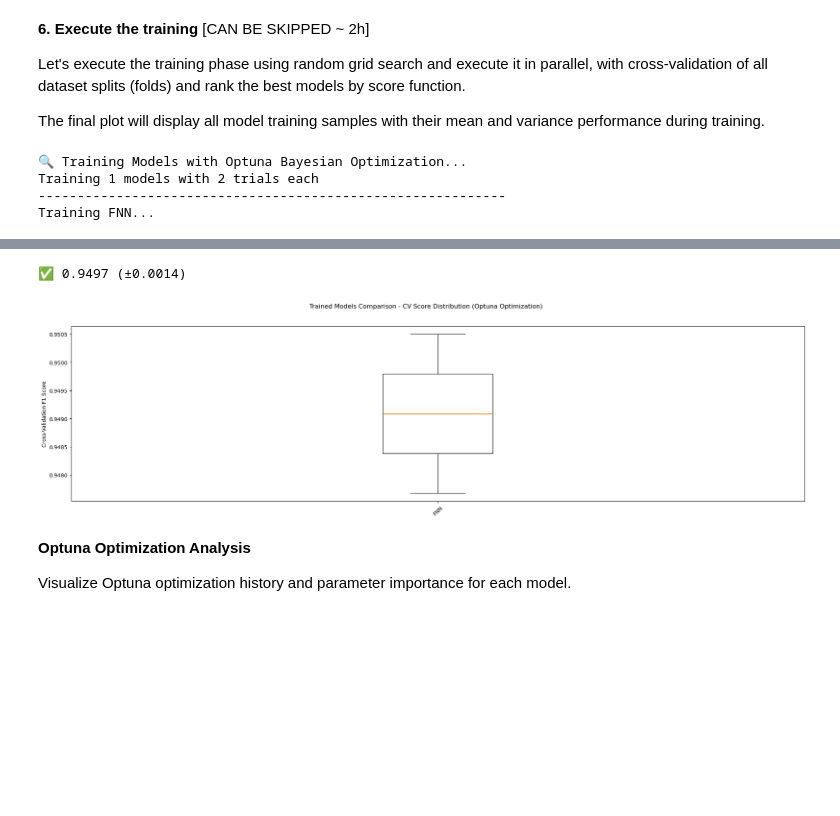
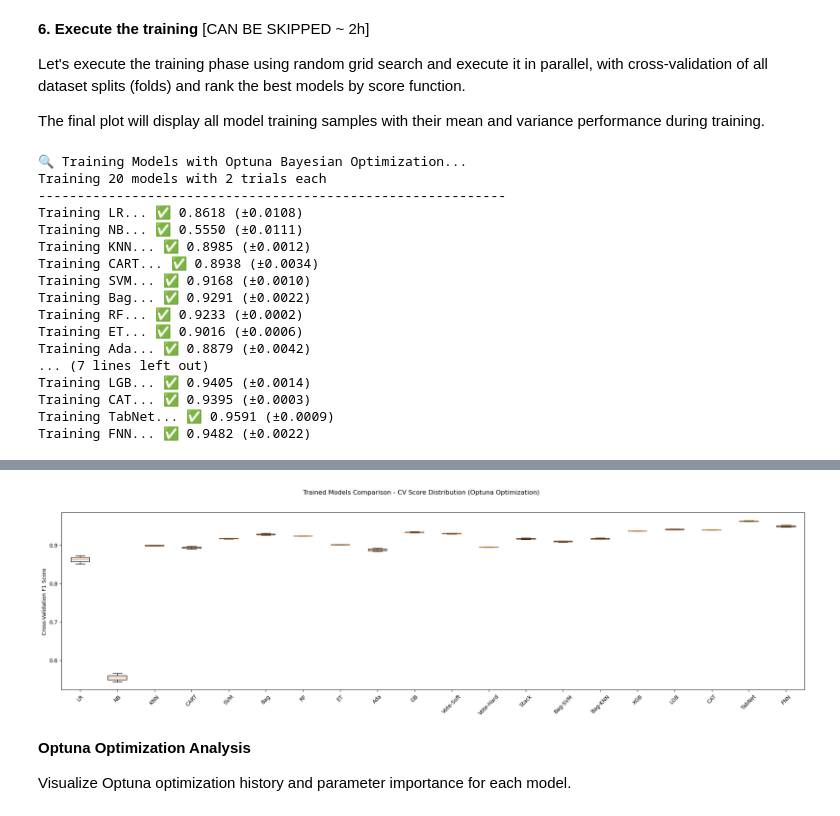
Before and after one commit to zzaia/zzaia-mvp-kyt-pos, a Jupyter notebook: mvp-kyt-sup-main.ipynb, the cells around one changed output, grey strips where cells are left out. Cells and saved outputs as stored; diff of their text form; code cells hidden in the pictures; blank space fills up the shorter version.

Commit message:
Implementing better metrics and models;

```diff
--- a/mvp-kyt-sup-main.ipynb
+++ b/mvp-kyt-sup-main.ipynb
@@ -381,16 +378,16 @@ pipelines = []
 std  = ('std', StandardScaler())  # Standardization
 
 # Defining the pipelines, for future experimentation
-#pipelines.append(('LR', Pipeline([std, ('pca', PCA(n_components=n_pca_components)), reg])))
-#pipelines.append(('NB', Pipeline([std, ('pca', PCA(n_components=n_pca_components)), nav])))
-#pipelines.append(('KNN', Pipeline([std, ('pca', PCA(n_components=n_pca_components)), knn])))
-#pipelines.append(('CART', Pipeline([std, ('pca', PCA(n_components=n_pca_components)), cart])))
-#pipelines.append(('SVM', Pipeline([std, ('pca', PCA(n_components=n_pca_components)), svm])))
-#pipelines.append(('Bag', Pipeline([std, ('pca', PCA(n_components=n_pca_components)), bagging])))
-#pipelines.append(('RF', Pipeline([std, ('pca', PCA(n_components=n_pca_components)), forest])))
-#pipelines.append(('ET', Pipeline([std, ('pca', PCA(n_components=n_pca_components)), extra])))
-#pipelines.append(('Ada', Pipeline([std, ('pca', PCA(n_components=n_pca_components)), ada])))
-#pipelines.append(('GB', Pipeline([std, ('pca', PCA(n_components=n_pca_components)), gradient])))
+pipelines.append(('LR', Pipeline([std, ('pca', PCA(n_components=n_pca_components)), reg])))
+pipelines.append(('NB', Pipeline([std, ('pca', PCA(n_components=n_pca_components)), nav])))
+pipelines.append(('KNN', Pipeline([std, ('pca', PCA(n_components=n_pca_components)), knn])))
+pipelines.append(('CART', Pipeline([std, ('pca', PCA(n_components=n_pca_components)), cart])))
+pipelines.append(('SVM', Pipeline([std, ('pca', PCA(n_components=n_pca_components)), svm])))
+pipelines.append(('Bag', Pipeline([std, ('pca', PCA(n_components=n_pca_components)), bagging])))
+pipelines.append(('RF', Pipeline([std, ('pca', PCA(n_components=n_pca_components)), forest])))
+pipelines.append(('ET', Pipeline([std, ('pca', PCA(n_components=n_pca_components)), extra])))
+pipelines.append(('Ada', Pipeline([std, ('pca', PCA(n_components=n_pca_components)), ada])))
+pipelines.append(('GB', Pipeline([std, ('pca', PCA(n_components=n_pca_components)), gradient])))
 
 # ENSEMBLE: SVM + KNN Voting Soft
 voting_soft = ('Vote-Soft', Pipeline([
@@ -434,9 +431,9 @@ stacking = ('Stack', Pipeline([
     ))
 ]))
 
-#pipelines.append(voting_soft)
-#pipelines.append(voting_hard)
-#pipelines.append(stacking)
+pipelines.append(voting_soft)
+pipelines.append(voting_hard)
+pipelines.append(stacking)
 
 # ENSEMBLE: Bagging with SVM base estimator
 bag_svm = ('Bag-SVM', Pipeline([
@@ -467,8 +464,8 @@ bag_knn = ('Bag-KNN', Pipeline([
 ]))
 
 
-#pipelines.append(bag_svm)
-#pipelines.append(bag_knn)
+pipelines.append(bag_svm)
+pipelines.append(bag_knn)
 
 # XGBoost: Extreme Gradient Boosting
 xgboost = ('XGB', Pipeline([
@@ -485,7 +482,7 @@ xgboost = ('XGB', Pipeline([
     ))
 ]))
 
-#pipelines.append(xgboost)
+pipelines.append(xgboost)
 
 # LightGBM: Light Gradient Boosting Machine
 lightgbm = ('LGB', Pipeline([
@@ -502,7 +499,7 @@ lightgbm = ('LGB', Pipeline([
     ))
 ]))
 
-#pipelines.append(lightgbm)
+pipelines.append(lightgbm)
 
 # CatBoost: Categorical Boosting
 catboost = ('CAT', Pipeline([
@@ -518,7 +515,7 @@ catboost = ('CAT', Pipeline([
     ))
 ]))
 
-#pipelines.append(catboost)
+pipelines.append(catboost)
 
 # TabNet: Attention-based deep learning for tabular data
 tabnet = ('TabNet', Pipeline([
@@ -539,7 +536,7 @@ tabnet = ('TabNet', Pipeline([
     ))
 ]))
 
-#pipelines.append(tabnet)
+pipelines.append(tabnet)
 
 
 # Feedforward NN: Deep neural network with batch normalization
@@ -892,9 +889,6 @@ The final plot will display all model training samples with their mean and varia
 # Training parameters
 n_trials = 2  # PARAMETER: Number of Optuna trials per model
 n_jobs = 1    # PARAMETER: Use all available cores
-
-# Filter to train only basic models (first 10)
-basic_pipelines = pipelines[:10]
 
 # Create result collections
 training_models = []
@@ -902,10 +896,10 @@ cv_results_all = []  # Store all CV scores for boxplot
 study_results = {}   # Store Optuna studies for analysis
 
 print("🔍 Training Models with Optuna Bayesian Optimization...")
-print(f"Training {len(basic_pipelines)} models with {n_trials} trials each")
+print(f"Training {len(pipelines)} models with {n_trials} trials each")
 print("-" * 60)
 
-for name, pipe in basic_pipelines:
+for name, pipe in pipelines:
     print(f"Training {name}...", end=" ", flush=True)
 
     # Create Optuna study with TPE sampler
@@ -959,6 +953,19 @@ plt.show()
 optimized_models = training_models.copy()
 # %% [output]
 🔍 Training Models with Optuna Bayesian Optimization...
-Training 1 models with 2 trials each
+Training 20 models with 2 trials each
 ------------------------------------------------------------
-Training FNN...
+Training LR... ✅ 0.8618 (±0.0108)
+Training NB... ✅ 0.5550 (±0.0111)
+Training KNN... ✅ 0.8985 (±0.0012)
+Training CART... ✅ 0.8938 (±0.0034)
+Training SVM... ✅ 0.9168 (±0.0010)
+Training Bag... ✅ 0.9291 (±0.0022)
+Training RF... ✅ 0.9233 (±0.0002)
+Training ET... ✅ 0.9016 (±0.0006)
+Training Ada... ✅ 0.8879 (±0.0042)
+... (7 lines left out)
+Training LGB... ✅ 0.9405 (±0.0014)
+Training CAT... ✅ 0.9395 (±0.0003)
+Training TabNet... ✅ 0.9591 (±0.0009)
+Training FNN... ✅ 0.9482 (±0.0022)
@@ -972,5 +972,4 @@ I0000 00:00:1761605658.034090  156843 device_compiler.h:196] Compiled cluster us
-✅ 0.9497 (±0.0014)
-[figure, old version]
+[figure, new version]
 # %% [markdown]
 **Optuna Optimization Analysis**
 
```
Also changed, not shown: parts of 7 cells of this notebook.
